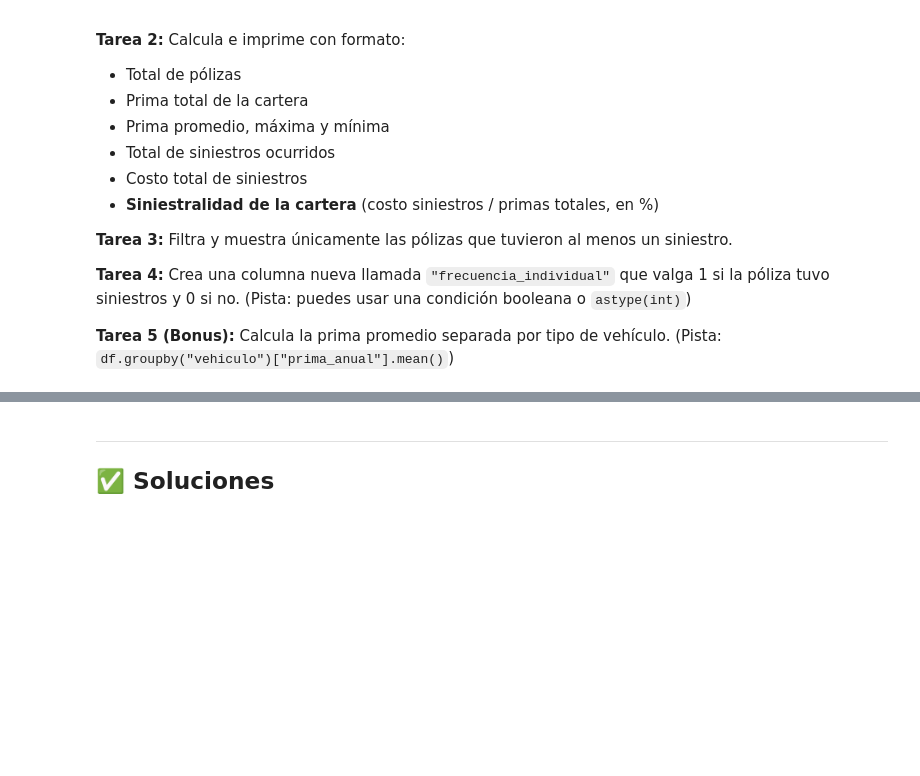
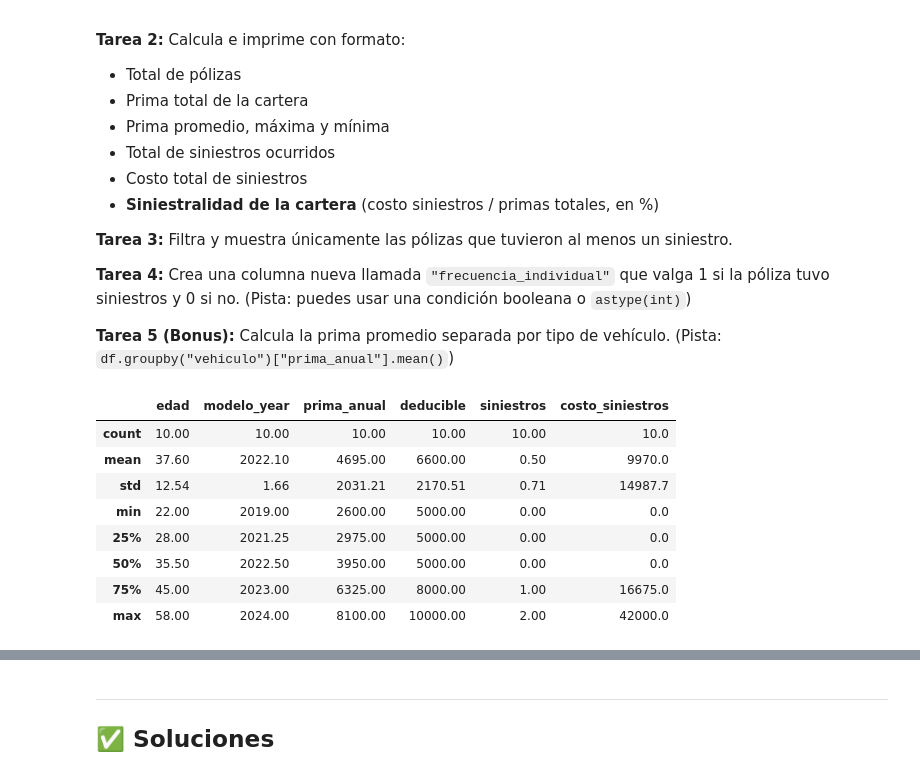
Before and after one commit to Mich3lx/diplomado-ml-victor-michel, a Jupyter notebook: Modulo_1/sesion_1/sesion1_M1_notebook.ipynb, the cells around one changed output, grey strips where cells are left out. Saved outputs shown, nothing was run; the diff lists cells and outputs as text; code cells hidden in the pictures; blank space fills up the shorter version.

```diff
--- a/Modulo_1/sesion_1/sesion1_M1_notebook.ipynb
+++ b/Modulo_1/sesion_1/sesion1_M1_notebook.ipynb
@@ -781,6 +781,18 @@ la póliza tuvo siniestros y 0 si no. (Pista: puedes usar una condición boolean
 # %%
 # ── Tarea 1: Estadísticas descriptivas ──────────────────────────────────────
 # Escribe tu solución aquí
+
+df_autos.describe().round(2)
+# %% [output]
+|  | edad | modelo_year | prima_anual | deducible | siniestros | costo_siniestros |
+| count | 10.00 | 10.00 | 10.00 | 10.00 | 10.00 | 10.0 |
+| mean | 37.60 | 2022.10 | 4695.00 | 6600.00 | 0.50 | 9970.0 |
+| std | 12.54 | 1.66 | 2031.21 | 2170.51 | 0.71 | 14987.7 |
+| min | 22.00 | 2019.00 | 2600.00 | 5000.00 | 0.00 | 0.0 |
+| 25% | 28.00 | 2021.25 | 2975.00 | 5000.00 | 0.00 | 0.0 |
+| 50% | 35.50 | 2022.50 | 3950.00 | 5000.00 | 0.00 | 0.0 |
+| 75% | 45.00 | 2023.00 | 6325.00 | 8000.00 | 1.00 | 16675.0 |
+| max | 58.00 | 2024.00 | 8100.00 | 10000.00 | 2.00 | 42000.0 |
 # %%
 # ── Tarea 2: Resumen ejecutivo ───────────────────────────────────────────────
 # Escribe tu solución aquí
```
Also changed, not shown: parts of 4 cells of this notebook, 22 other files.
